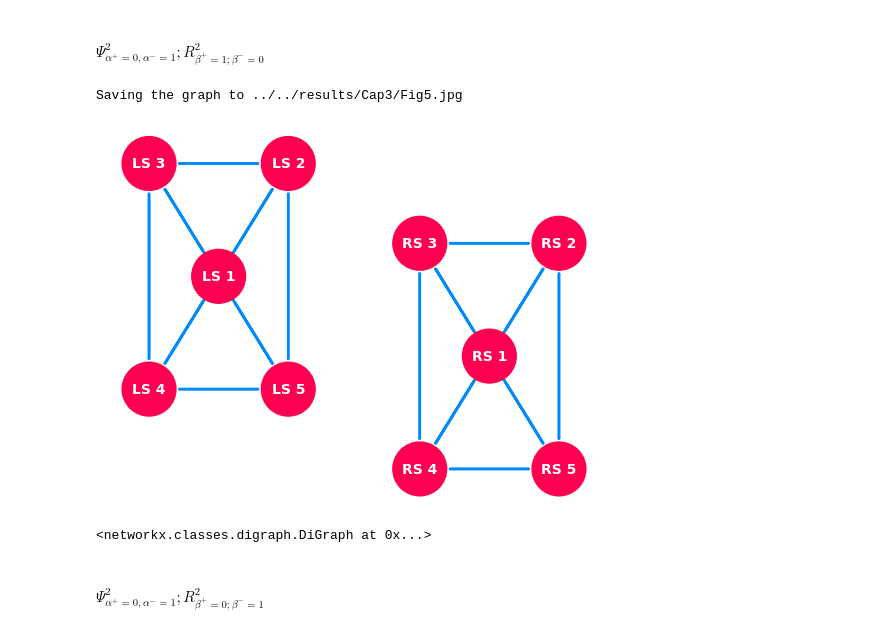
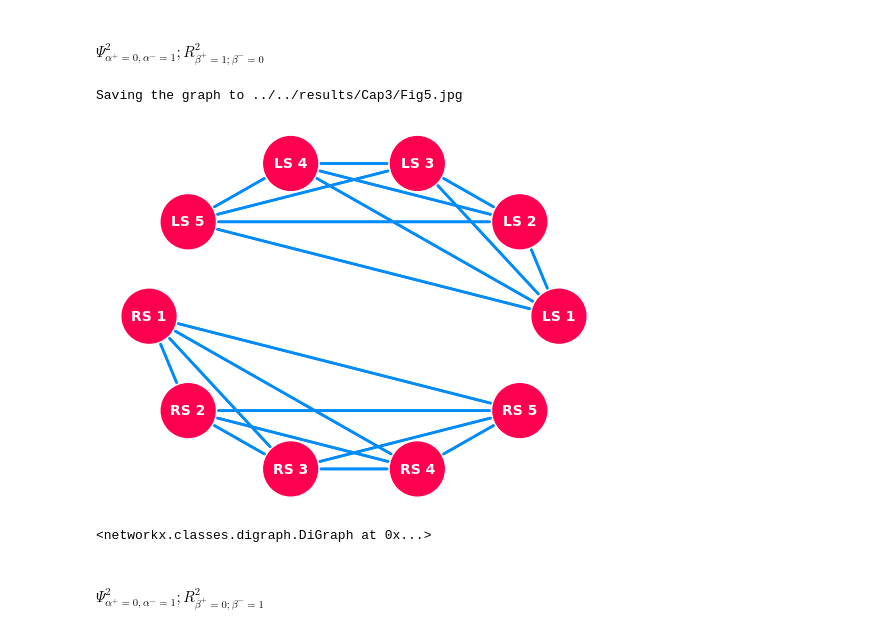
Before and after one commit to perez-sechi/thesis-python, a Jupyter notebook: run/Cap3/shoes.ipynb, the cells around one changed output. Saved outputs shown, nothing was run; the diff lists cells and outputs as text; code cells hidden in the pictures.

```diff
--- a/run/Cap3/shoes.ipynb
+++ b/run/Cap3/shoes.ipynb
@@ -150,25 +150,25 @@ negative_color = shap_cmap(0.0)[:3]
 # %%
 import os
 import sys
 
 from cgt_perezsechi.visualization.graph import draw
 
 draw(
     psi=psi_2,
     r=r_2,
     positive_alpha=0,
     negative_alpha=1,
     positive_beta=1,
     negative_beta=0,
     symmetric=True,
-    layout="twopi",
+    layout="circular",
     positive_color=positive_color,
     negative_color=negative_color,
     output_path=os.path.join('..', '..', 'results', 'Cap3', 'Fig5.jpg')
 )
 # %% [output]
 Saving the graph to ../../results/Cap3/Fig5.jpg
-[figure, old version]
+[figure, new version]
 <networkx.classes.digraph.DiGraph at 0x...>
 # %% [markdown]
 ####  $\Psi_{\alpha^{+} = 0, \alpha^{-} = 1}^{2}; R_{\beta^{+} = 0; \beta^{-} = 1}^{2}$
```
Also changed, not shown: 17 other files.
